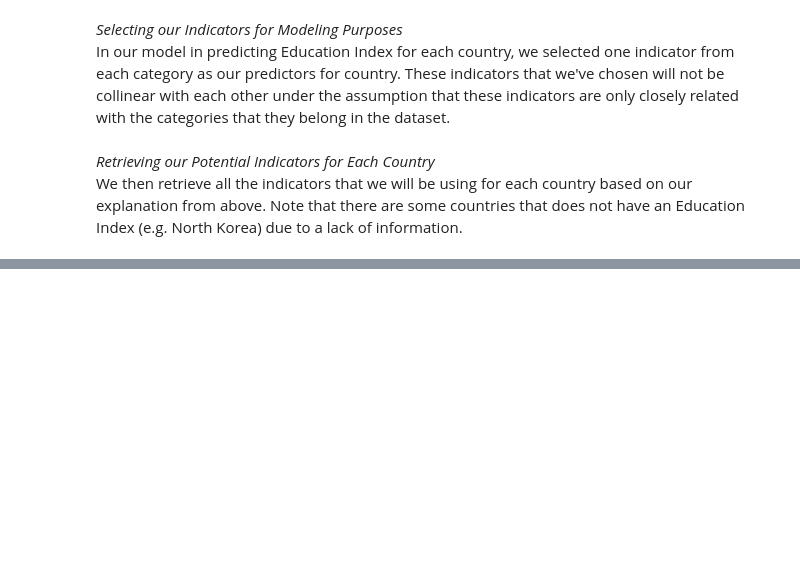
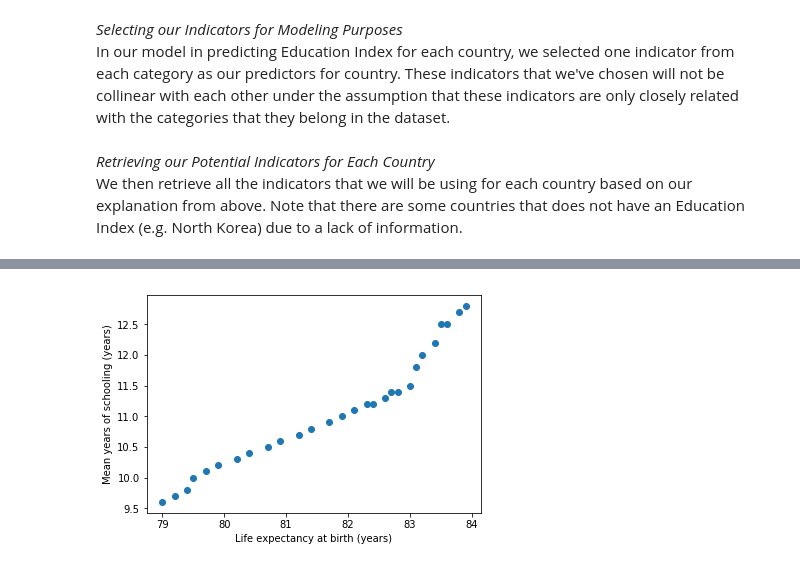
Before and after one commit to chc5/Limen, a Jupyter notebook: ed_idx_model.ipynb, the cells around one changed output, grey strips where cells are left out. Cells and saved outputs as stored; diff of their text form; code cells hidden in the pictures; blank space fills up the shorter version.

```diff
--- a/ed_idx_model.ipynb
+++ b/ed_idx_model.ipynb
@@ -436,0 +498,4 @@ strong multicollinearity or other numerical problems.
+# %%
+plot_health_by_country(inds_df, "Life expectancy at birth (years)", "Mean years of schooling (years)", "Japan")
+# %% [output]
+[figure, added]
```
Also changed, not shown: parts of 50 cells of this notebook.
